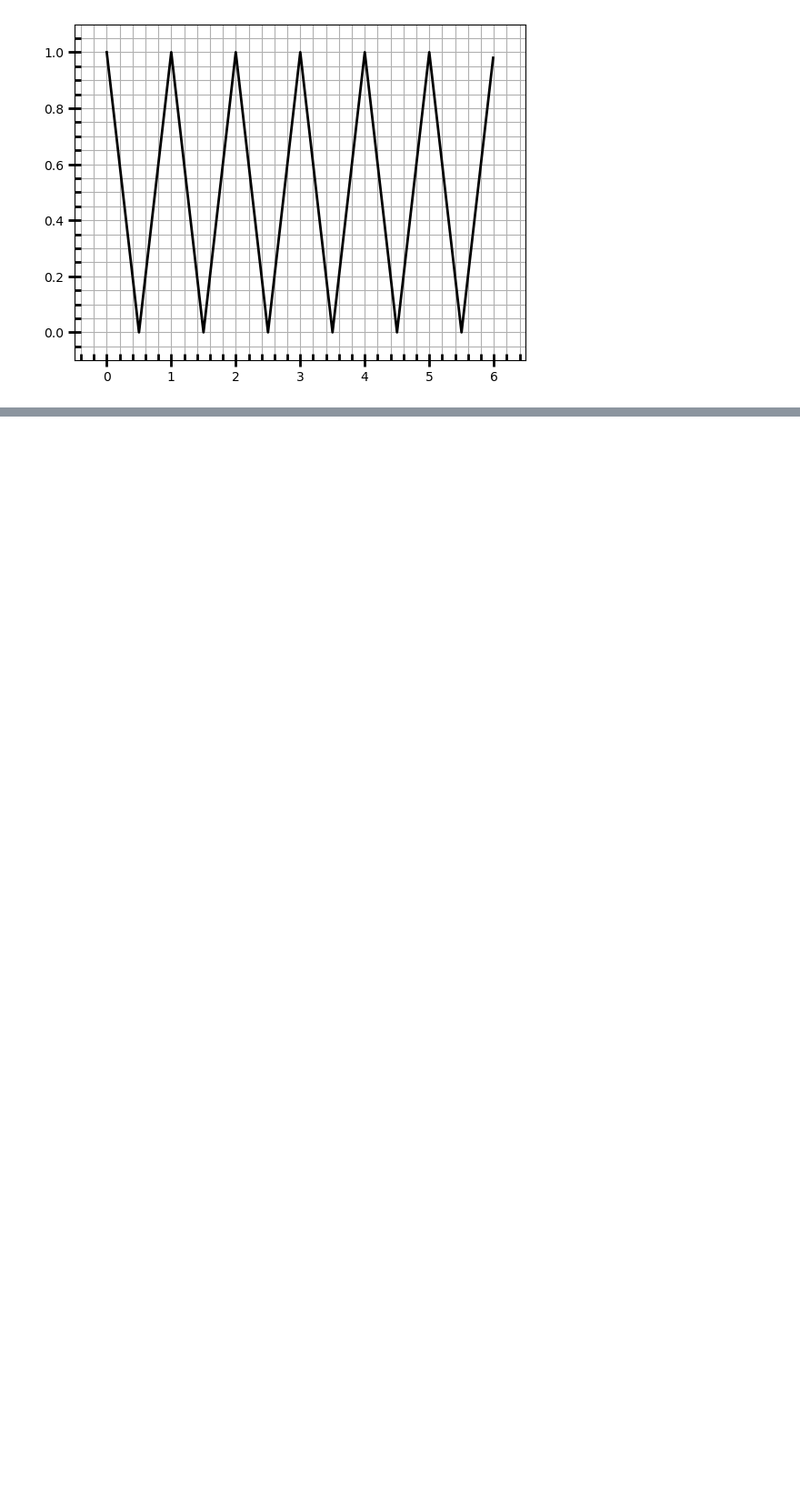
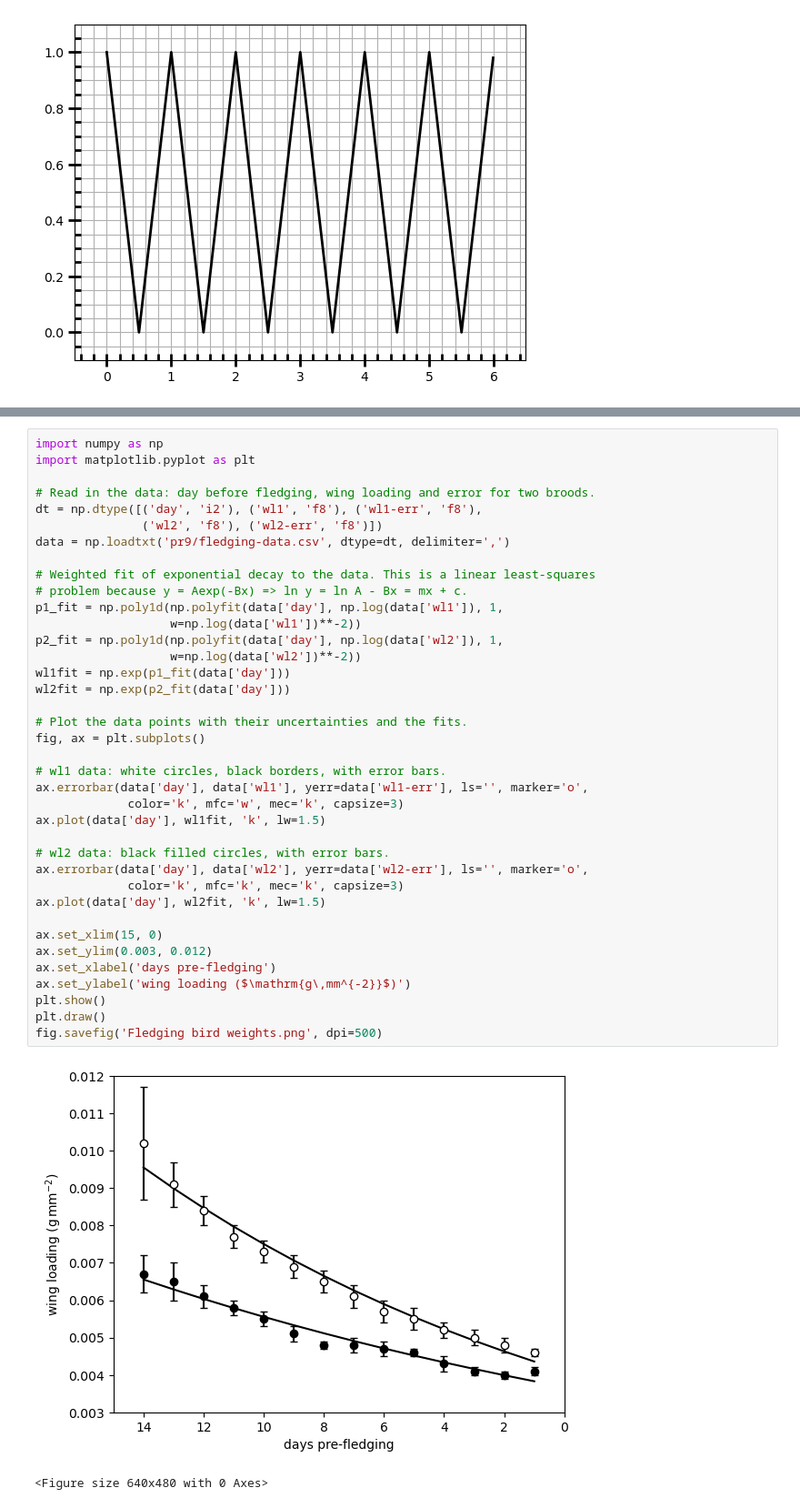
Before and after one commit to VolnovF/mdk0203, a Jupyter notebook: Pr09.ipynb, the cells around one changed output, grey strips where cells are left out. Shown: that part at 91% size. Saved outputs shown, nothing was run; the diff lists cells and outputs as text; blank space fills up the shorter version.

```diff
--- a/Pr09.ipynb
+++ b/Pr09.ipynb
@@ -133,0 +136,41 @@ plt.show()
+# %%
+import numpy as np
+import matplotlib.pyplot as plt
+
+# Read in the data: day before fledging, wing loading and error for two broods.
+dt = np.dtype([('day', 'i2'), ('wl1', 'f8'), ('wl1-err', 'f8'),
+               ('wl2', 'f8'), ('wl2-err', 'f8')])
+data = np.loadtxt('pr9/fledging-data.csv', dtype=dt, delimiter=',')
+
+# Weighted fit of exponential decay to the data. This is a linear least-squares
+# problem because y = Aexp(-Bx) => ln y = ln A - Bx = mx + c.
+p1_fit = np.poly1d(np.polyfit(data['day'], np.log(data['wl1']), 1,
+                   w=np.log(data['wl1'])**-2))
+p2_fit = np.poly1d(np.polyfit(data['day'], np.log(data['wl2']), 1,
+                   w=np.log(data['wl2'])**-2))
+wl1fit = np.exp(p1_fit(data['day']))
+wl2fit = np.exp(p2_fit(data['day']))
+
+# Plot the data points with their uncertainties and the fits.
+fig, ax = plt.subplots()
+
+# wl1 data: white circles, black borders, with error bars.
+ax.errorbar(data['day'], data['wl1'], yerr=data['wl1-err'], ls='', marker='o',
+             color='k', mfc='w', mec='k', capsize=3)
+ax.plot(data['day'], wl1fit, 'k', lw=1.5)
+
+# wl2 data: black filled circles, with error bars.
+ax.errorbar(data['day'], data['wl2'], yerr=data['wl2-err'], ls='', marker='o',
+             color='k', mfc='k', mec='k', capsize=3)
+ax.plot(data['day'], wl2fit, 'k', lw=1.5)
+
+ax.set_xlim(15, 0)
+ax.set_ylim(0.003, 0.012)
+ax.set_xlabel('days pre-fledging')
+ax.set_ylabel('wing loading ($\mathrm{g\,mm^{-2}}$)')
+plt.show()
+plt.draw()
+fig.savefig('Fledging bird weights.png', dpi=500)
+# %% [output]
+[figure, added]
+<Figure size 640x480 with 0 Axes>
```
Also changed, not shown: parts of 6 cells of this notebook, 2 other files.
